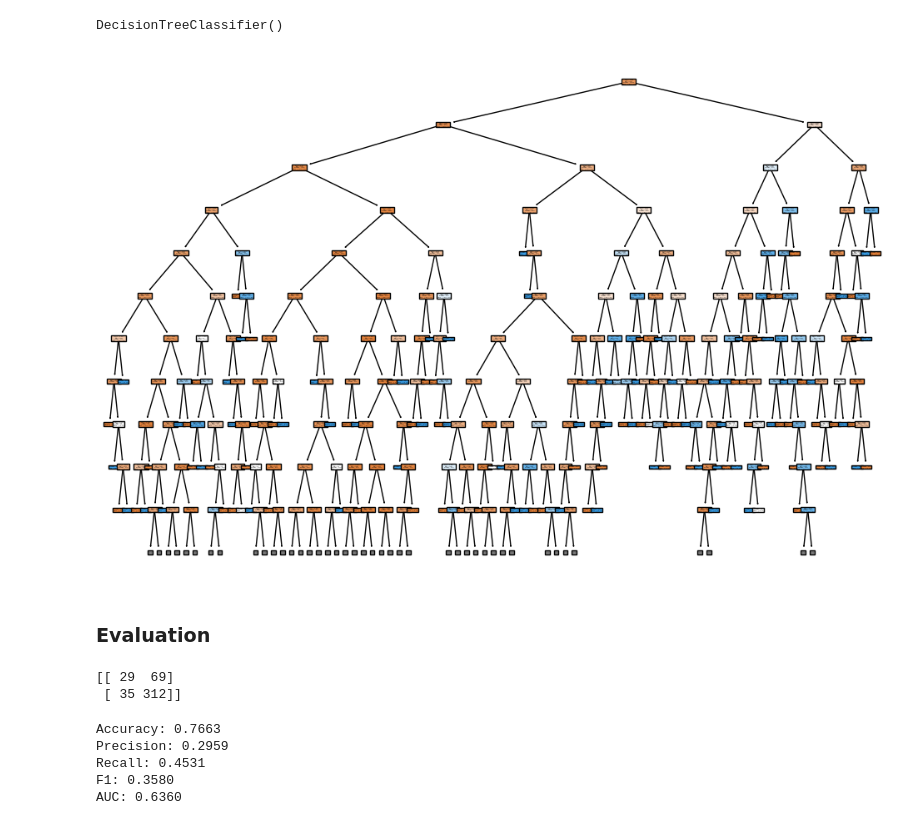
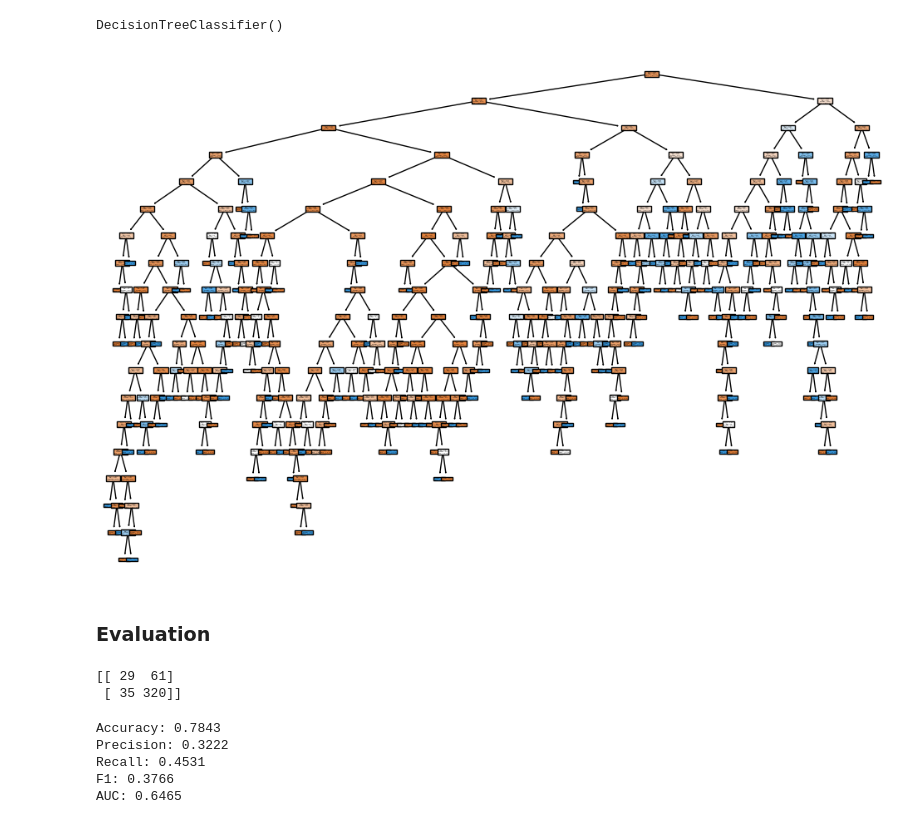
Before and after one commit to KyleZrey/membership-classification, a Jupyter notebook: decision-trees.ipynb, the cells around one changed output. Saved outputs shown, nothing was run; the diff lists cells and outputs as text; code cells hidden in the pictures.

```diff
--- a/decision-trees.ipynb
+++ b/decision-trees.ipynb
@@ -61,17 +61,18 @@ sc = StandardScaler()
 X_train = sc.fit_transform(X_train)
 X_test = sc.transform(X_test)
 # %%
-clf = DecisionTreeClassifier()
+#changing parameters should be evaluated
+clf = DecisionTreeClassifier(splitter='best', criterion='gini')
 clf.fit(X_train, y_train)
 # %% [output]
 DecisionTreeClassifier()
 # %%
 # Visualize the decision tree
 plt.figure(figsize=(12, 8))
-plot_tree(clf, filled=True, impurity=True, proportion=True, max_depth=10)
+plot_tree(clf, filled=True, impurity=True, proportion=True)
 plt.show()
 # %% [output]
-[figure, old version]
+[figure, new version]
 # %%
 y_preds = clf.predict(X_test)
 # %% [markdown]
@@ -85,8 +86,8 @@ auc = roc_auc_score(y_test, y_preds)
 cm = confusion_matrix(y_preds, y_test, labels=[1,0])
 print(cm)
 # %% [output]
-[[ 29  69]
- [ 35 312]]
+[[ 29  61]
+ [ 35 320]]
 # %%
 print("Accuracy: %.4f" % acc)
 print("Precision: %.4f" % prec)
@@ -94,8 +95,8 @@ print("Recall: %.4f" % rec)
 print("F1: %.4f" % f1)
 print("AUC: %.4f" % auc)
 # %% [output]
-Accuracy: 0.7663
-Precision: 0.2959
+Accuracy: 0.7843
+Precision: 0.3222
 Recall: 0.4531
-F1: 0.3580
-AUC: 0.6360
+F1: 0.3766
+AUC: 0.6465
```
